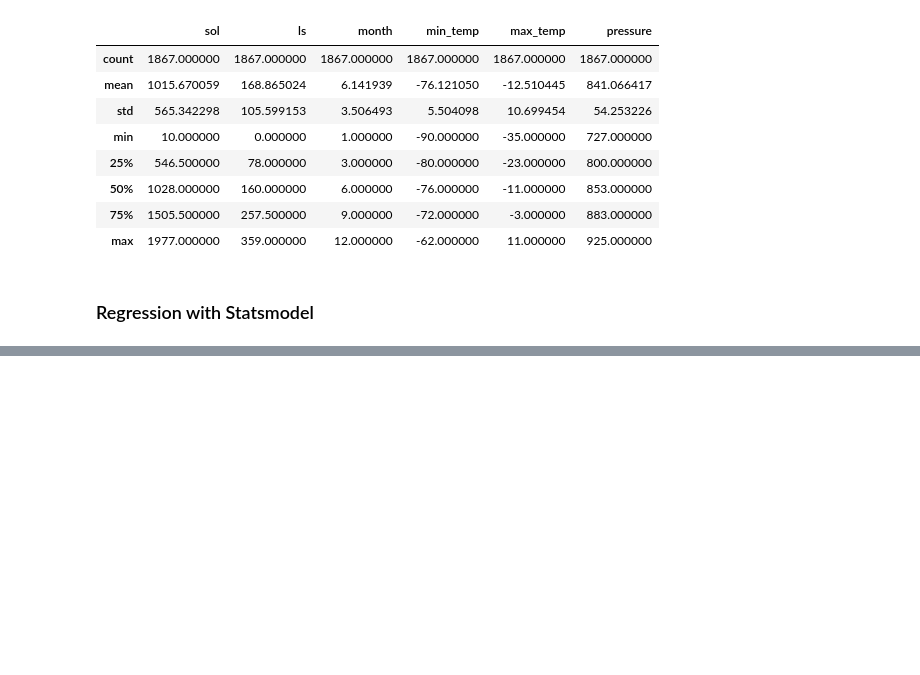
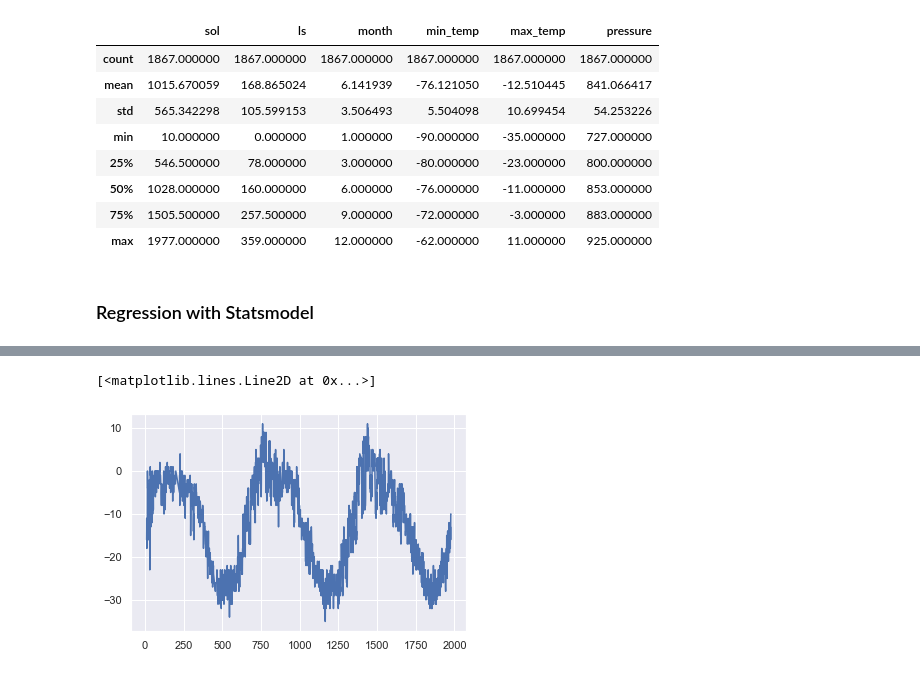
Before and after one commit to PiyushWithPant/Mars-Weather-Data-Analysis, a Jupyter notebook: index.ipynb, the cells around one changed output, grey strips where cells are left out. Drawn from its saved outputs; the diff is of its cells as text; code cells hidden in the pictures; blank space fills up the shorter version.

```diff
--- a/index.ipynb
+++ b/index.ipynb
@@ -178,0 +191,5 @@ Notes:
+# %%
+plt.plot(data['sol'],data['max_temp'])
+# %% [output]
+[<matplotlib.lines.Line2D at 0x...>]
+[figure, added]
```
Also changed, not shown: parts of 21 cells of this notebook.
